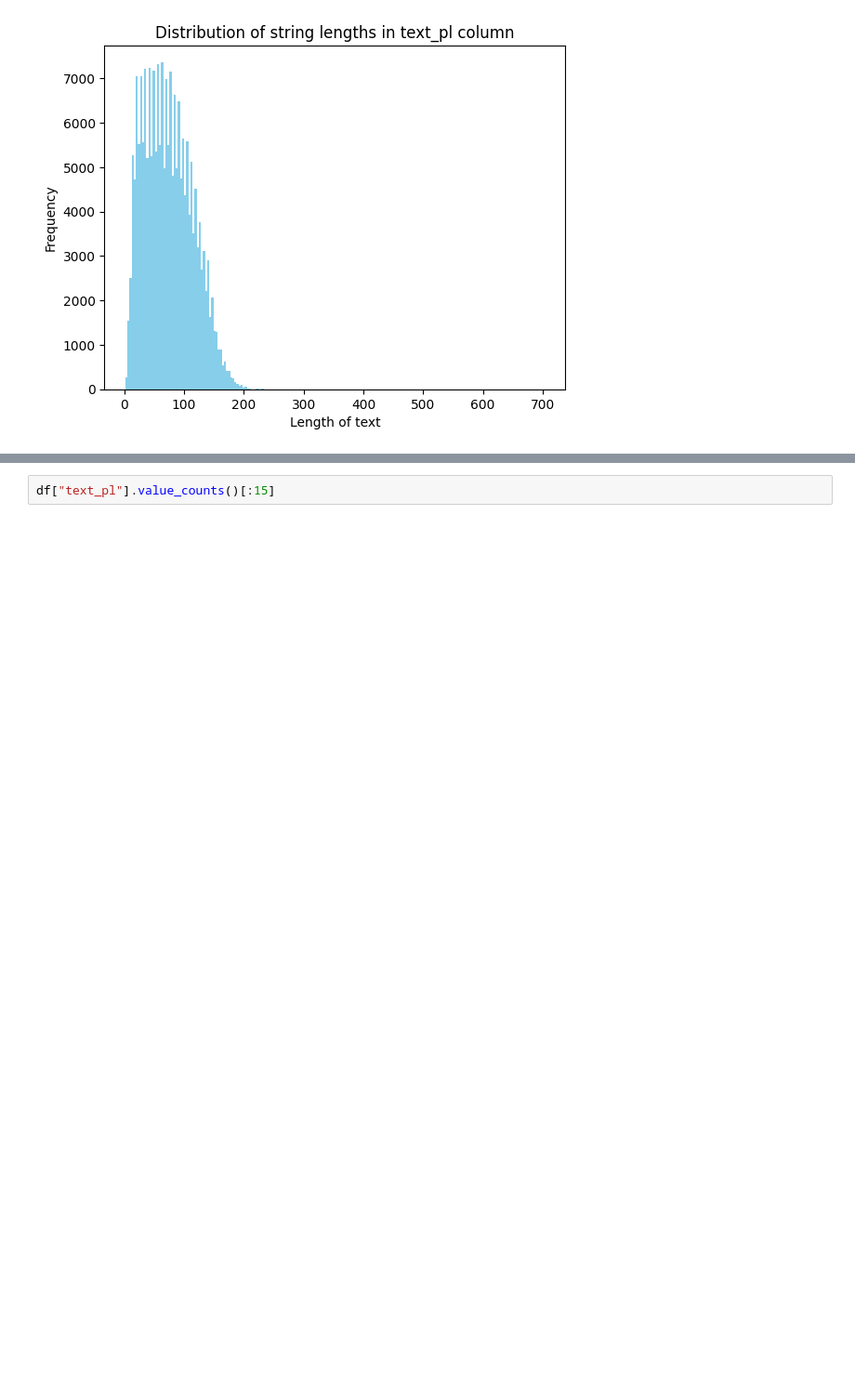
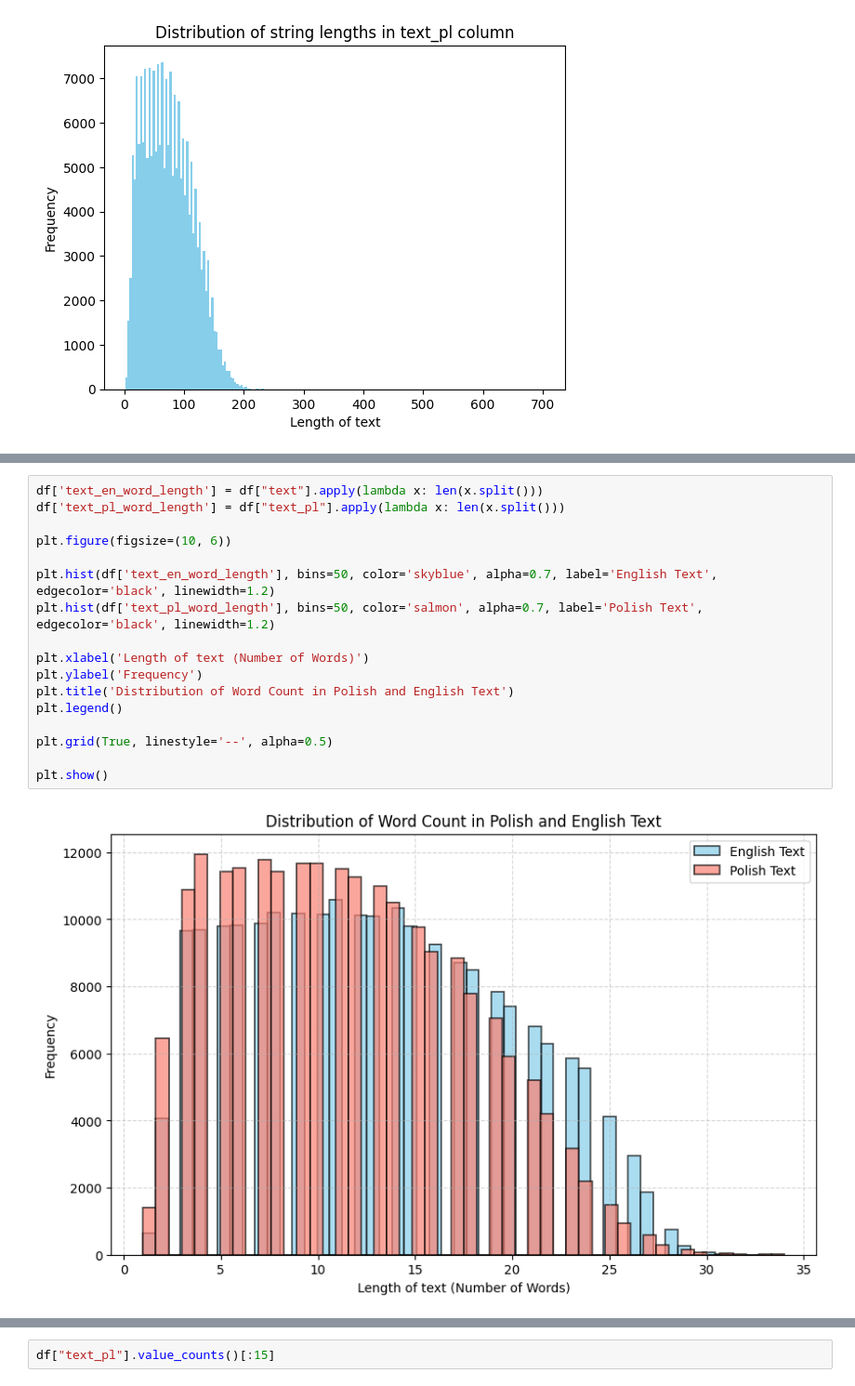
Before and after one commit to IgorCzudy/master_thesis, a Jupyter notebook: notebooks/primary_analysis.ipynb, the cells around one changed output, grey strips where cells are left out. Shown: that part at 93% size. Saved outputs shown, nothing was run; the diff lists cells and outputs as text; blank space fills up the shorter version.

```diff
--- a/notebooks/primary_analysis.ipynb
+++ b/notebooks/primary_analysis.ipynb
@@ -137,3 +195,22 @@ plt.legend()
 # %% [output]
 <matplotlib.legend.Legend at 0x...>
 [figure]
+# %%
+df['text_en_word_length'] = df["text"].apply(lambda x: len(x.split()))
+df['text_pl_word_length'] = df["text_pl"].apply(lambda x: len(x.split()))
+
+plt.figure(figsize=(10, 6))
+
+plt.hist(df['text_en_word_length'], bins=50, color='skyblue', alpha=0.7, label='English Text', edgecolor='black', linewidth=1.2)
+plt.hist(df['text_pl_word_length'], bins=50, color='salmon', alpha=0.7, label='Polish Text', edgecolor='black', linewidth=1.2)
+
+plt.xlabel('Length of text (Number of Words)')
+plt.ylabel('Frequency')
+plt.title('Distribution of Word Count in Polish and English Text')
+plt.legend()
+
+plt.grid(True, linestyle='--', alpha=0.5)
+
+plt.show()
+# %% [output]
+[figure, added]
```
Also changed, not shown: parts of 23 cells of this notebook.
